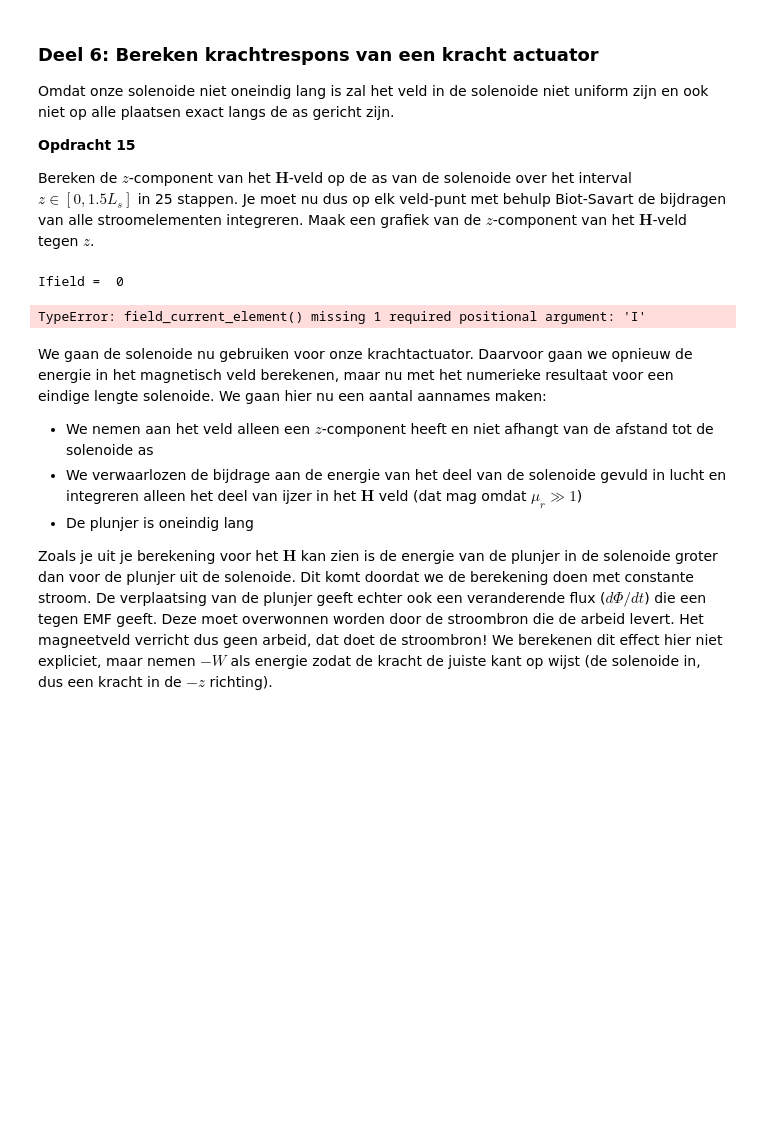
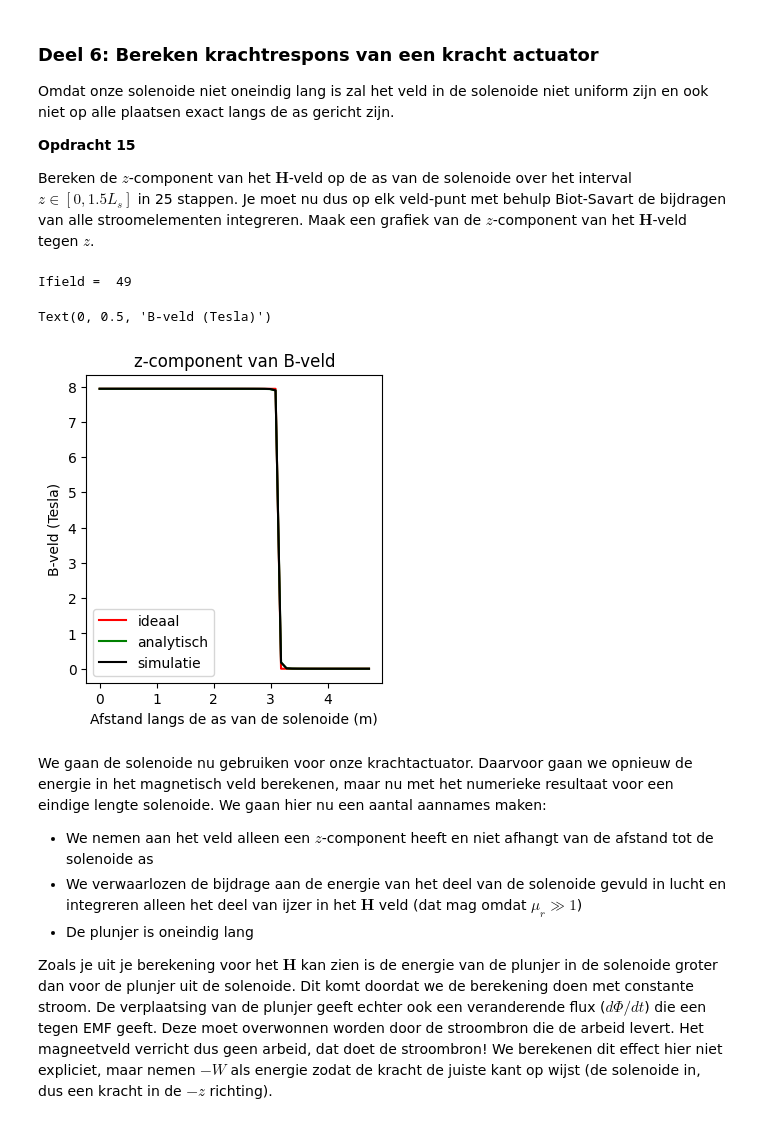
Before and after one commit to TomVerme/opdrachten-DEF-D, a Jupyter notebook: DigitaleOntwerpopdrachten/1CondensatorOpdracht/2KrachtactuatorOpdracht/KrachtactuatorOpdracht.ipynb, the cells around one changed output. Drawn from its saved outputs; the diff is of its cells as text; code cells hidden in the pictures; blank space fills up the shorter version.

```diff
--- a/DigitaleOntwerpopdrachten/1CondensatorOpdracht/2KrachtactuatorOpdracht/KrachtactuatorOpdracht.ipynb
+++ b/DigitaleOntwerpopdrachten/1CondensatorOpdracht/2KrachtactuatorOpdracht/KrachtactuatorOpdracht.ipynb
@@ -502,38 +642,59 @@ Omdat onze solenoide niet oneindig lang is zal het veld in de solenoide niet uni
 
 Bereken de $z$-component van het $\mathbf{H}$-veld op de as van de solenoide over het interval $z \in [0, 1.5L_s]$ in 25 stappen. Je moet nu dus op elk veld-punt met behulp Biot-Savart de bijdragen van alle stroomelementen integreren. Maak een grafiek van de $z$-component van het $\mathbf{H}$-veld tegen $z$.
 # %%
-n_ax=25
+r_sol = r_sol
+L_sol = L_sol
+aantal_omwent = 100
+
+n_ax=50
 z_ax=np.linspace(0, 1.5*L_sol/2, n_ax)
 H_ax=np.zeros((n_ax,1))
 
+I_deur = 0.5
+I = I_deur
+N=10000
+
+# parametrisatie van de solenoide
+x, y, z = parametrisatie(N, r_sol, aantal_omwent, L_sol)
+
 for i_field in range(n_ax):
-    print(f"\rIfield =  {i_field}", end="") # Print welk element van het veld nu berekend wordt.
+    print(f"\rIfield =  {i_field}", end="")
+
     # Bepaal de field coordinate
+    r_field = np.array([0.0, 0.0, z_ax[i_field]])
     Hsimulated=np.array([0,0,0], dtype='float64')
+
     for i_source in np.arange(1, N):
-        # Bepaal dl en r_source en gebruik
-        Hsimulated += field_current_element(r_field, r_source, dl)
-        print(f"Ifield =  {i_field}", end="")
+        r_source = np.array([x[i_source-1], y[i_source-1], z[i_source-1]])
+        r_next   = np.array([x[i_source],   y[i_source],   z[i_source]])
+        dl = r_next - r_source
+
+        r_mid = (r_source + r_next)/2
+
+        Hsimulated += field_current_element(r_field, r_mid, dl, I)
 
     # selecting the z-component
     H_ax[i_field,0]=Hsimulated[2]
 
-H_veld_ideaal=analytical_answer*np.ones(n_ax)*(1.0*(z_ax < L_sol/2))
+n_spoed = aantal_omwent / L_sol
+H_veld_ideaal = (n_spoed * I) * (z_ax < L_sol/2)
 
 # dit is nog een aardige analytische uitdrukking die je kan uitrekenen voor de z-component op de as van een solenoide met eindige lengte
 H_veld_analytisch=(aantal_omwent*I/L_sol/2)*((L_sol/2-z_ax)/np.sqrt((z_ax- L_sol/2)**2 + r_sol**2)+(L_sol/2+z_ax)/np.sqrt((z_ax+ L_sol/2)**2 + r_sol**2))
 
 plt.figure(figsize=[13,4])
 plt.subplot(131)
 plt.title('z-component van B-veld')
 plt.plot(z_ax, H_veld_ideaal, '-r', label='ideaal')
 plt.plot(z_ax, H_veld_analytisch, '-g', label='analytisch')
 plt.plot(z_ax, H_ax, '-k', label='simulatie')
+plt.legend()
 plt.xlabel('Afstand langs de as van de solenoide (m)')
 plt.ylabel('B-veld (Tesla)')
 # %% [output]
-Ifield =  0
+Ifield =  49
-TypeError: field_current_element() missing 1 required positional argument: 'I'
+Text(0, 0.5, 'B-veld (Tesla)')
+[figure, added]
 # %% [markdown]
 We gaan de solenoide nu gebruiken voor onze krachtactuator. Daarvoor gaan we opnieuw de energie in het magnetisch veld berekenen, maar nu met het numerieke resultaat voor een eindige lengte solenoide. We gaan hier nu een aantal aannames maken:
 * We nemen aan het veld alleen een $z$-component heeft en niet afhangt van de afstand tot de solenoide as
```
Also changed, not shown: parts of 20 cells of this notebook, 5 other files.
